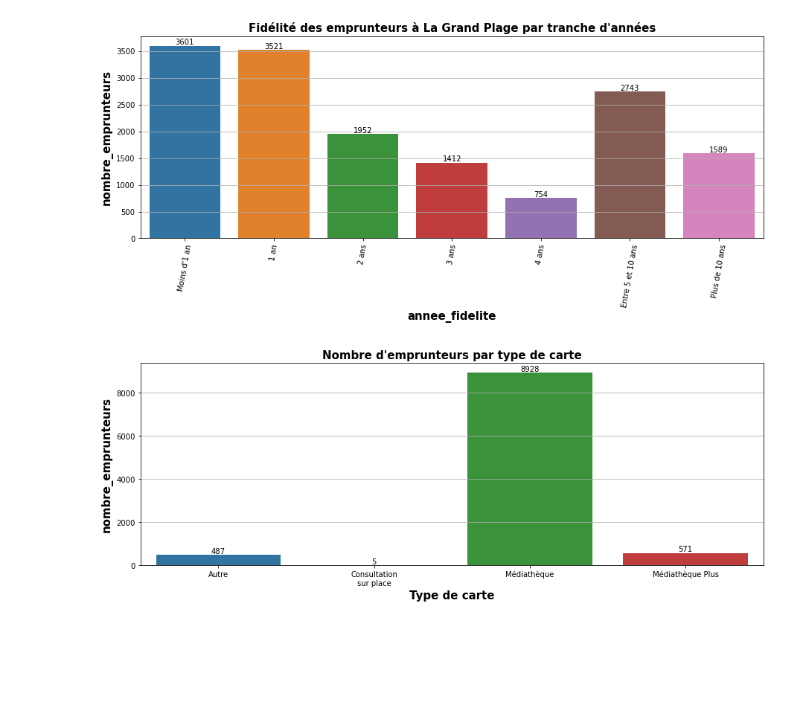
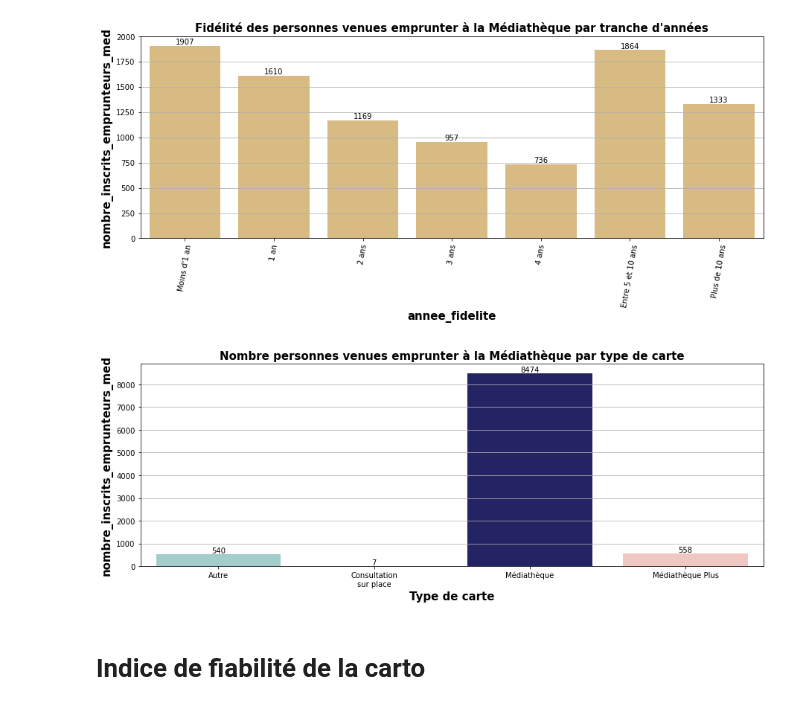
Before and after one commit to medrbx/kibini2, a Jupyter notebook: kibini/notebook_kibini2_med_qui_sont_les_emprunteurs.ipynb, the cells around one changed output. Drawn from its saved outputs; the diff is of its cells as text; code cells hidden in the pictures; blank space fills up the shorter version.

```diff
--- a/kibini/notebook_kibini2_med_qui_sont_les_emprunteurs.ipynb
+++ b/kibini/notebook_kibini2_med_qui_sont_les_emprunteurs.ipynb
@@ -245,24 +257,26 @@ emprunteurs_fidelite["Plus de 10 ans"] = np.where(emprunteurs_fidelite["inscript
 # %%
-emprunteurs_fidelite = emprunteurs_fidelite.drop(labels=["inscription_fidelite"],axis=1)
+inscrits_emprunteurs_med_fidelite = inscrits_emprunteurs_med_fidelite.drop(labels=["inscription_fidelite"],axis=1)
 # %%
-emprunteurs_fidelite = emprunteurs_fidelite.sum()
+inscrits_emprunteurs_med_fidelite = inscrits_emprunteurs_med_fidelite.sum()
 # %%
-df_emprunteurs_fidelite = pd.DataFrame(data=emprunteurs_fidelite,columns=["nombre_emprunteurs"])
-df_emprunteurs_fidelite = df_emprunteurs_fidelite.reset_index()
+df_inscrits_emprunteurs_med_fidelite = pd.DataFrame(data=inscrits_emprunteurs_med_fidelite,columns=["nombre_inscrits_emprunteurs_med"])
+df_inscrits_emprunteurs_med_fidelite = df_inscrits_emprunteurs_med_fidelite.reset_index()
 # %%
-df_emprunteurs_fidelite.rename({"index":"annee_fidelite"},axis=1,inplace=True)
+df_inscrits_emprunteurs_med_fidelite.rename({"index":"annee_fidelite"},axis=1,inplace=True)
 # %%
-ax = sns.barplot(data=df_emprunteurs_fidelite,
+ax = sns.barplot(data=df_inscrits_emprunteurs_med_fidelite,
                  x="annee_fidelite",
-                 y="nombre_emprunteurs")
+                 y="nombre_inscrits_emprunteurs_med",
+                 color=charte_graphique_lgp.color2,
+                )
 
-ax.set_title("Fidélité des emprunteurs à La Grand Plage par tranche d'années")
+ax.set_title("Fidélité des personnes venues emprunter à la Médiathèque par tranche d'années")
 ax.tick_params(axis='x',rotation=80)
 
 for i in ax.containers:
     ax.bar_label(i,)
 # %% [output]
-[figure, old version]
+[figure, new version]
 # %%
 # Création d'un df avec 2 colonnes 'type de carte' et 'nombre d'inscrit
 
@@ -300,10 +316,17 @@ emprunteurs_par_carte.rename(columns={"inscription_code_carte":"Type de carte"},
 # %%
-ax = sns.barplot(data=emprunteurs_par_carte,x="Type de carte",y="nombre_emprunteurs")
-ax.set_title("Nombre d'emprunteurs par type de carte")
+ax = sns.barplot(data=inscrits_emprunteurs_med_par_carte,
+                 x="Type de carte",
+                 y="nombre_inscrits_emprunteurs_med",
+                 #color=charte_graphique_lgp.color4
+                 palette=charte_graphique_lgp.palette_lgp
+                )
+ax.set_title("Nombre personnes venues emprunter à la Médiathèque par type de carte")
 
 
 for i in ax.containers:
     ax.bar_label(i,)
+
+    plt.show()
 # %% [output]
-[figure, old version]
+[figure, new version]
 # %%
@@ -323,0 +346,2 @@ for i in ax.containers:
+# %% [markdown]
+# Indice de fiabilité de la carto
```
Also changed, not shown: parts of 69 cells of this notebook, 33 other files.
